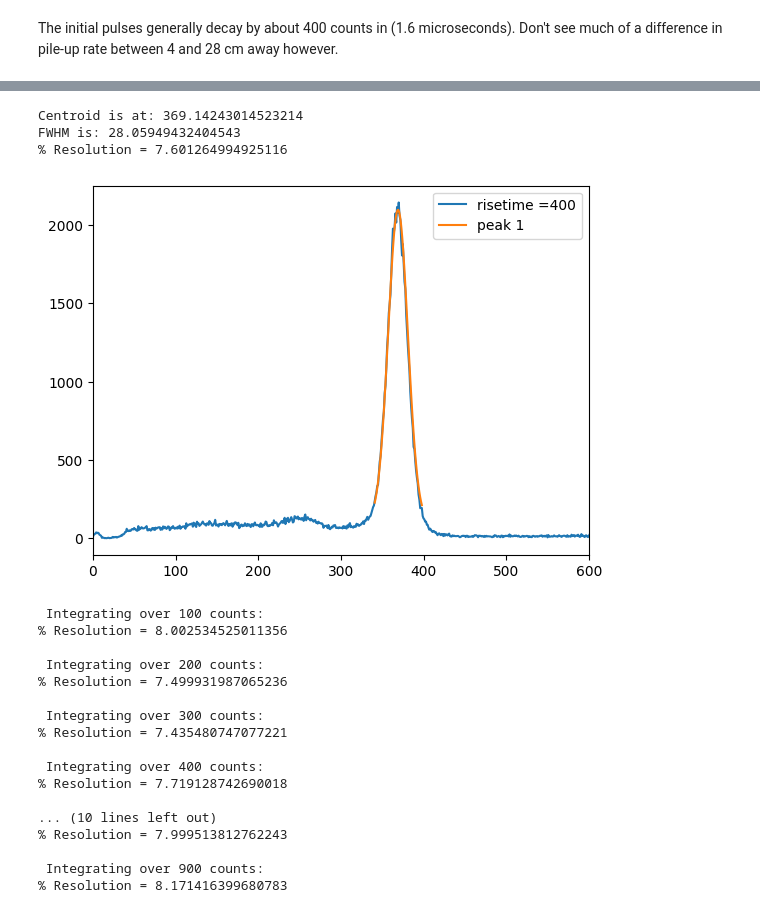
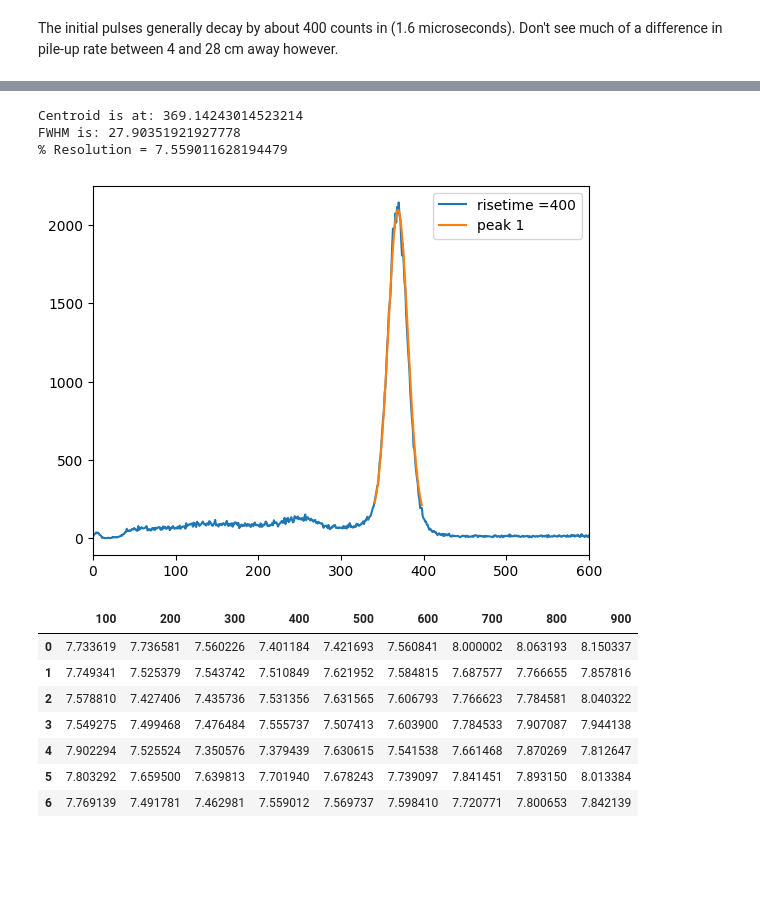
Before and after one commit to UCB-NE-204-2022/Devin_Thatcher_NE204, a Jupyter notebook: Lab2/Jupyter/NE204Lab2.ipynb, the cells around one changed output, grey strips where cells are left out. Cells and saved outputs as stored; diff of their text form; code cells hidden in the pictures; blank space fills up the shorter version.

Commit message:
heatmap of resolution with risetime/distance

```diff
--- a/Lab2/Jupyter/NE204Lab2.ipynb
+++ b/Lab2/Jupyter/NE204Lab2.ipynb
@@ -42,6 +42,7 @@ def PeakInfo(hist, d, promF):
             right = int(peaklocations[i]+widths[0][i])
             x = np.linspace(left, right, right-left)
             popt, pcov = curve_fit(Gaussian, x, hist[left:right], [hist[peaklocations[i]], peaklocations[i], widths[0][i], 0])
+            popt[2] = np.abs(popt[2])
             Xranges.append(x)
             coefficients.append(popt)
             numberofpeaks += 1
@@ -257,48 +258,56 @@ Xranges, coefficients, numberofpeaks, FWHMs = PeakInfo(hist, peakdistance, promi
 for i in range(numberofpeaks):
     plt.plot(Xranges[i], Gaussian(Xranges[i], *coefficients[i]), label="peak " + str(i+1))
     print("Centroid is at: " + str(coefficients[i][1]))
-    print("FWHM is: " + str(FWHMs[i]))
-    print("% Resolution = " + str(100*FWHMs[i]/coefficients[i][1]))
+    print("FWHM is: " + str(2.35*coefficients[i][2]))
+    print("% Resolution = " + str(100*2.35*coefficients[i][2]/coefficients[i][1]))
 
 plt.legend(loc='upper right')
 plt.xlim(0, 600)
 plt.show()
 # %% [output]
 Centroid is at: 369.14243014523214
-FWHM is: 28.05949432404543
-% Resolution = 7.601264994925116
+FWHM is: 27.90351921927778
+% Resolution = 7.559011628194479
 [figure]
 # %%
-filelocation = r"C:\Users\Operator\Documents\Devin\Code\Data\NaI_Cs137_4cm_30.h5"
-events = 100000
-XRange = 2000
-preTrgrDly = 1000
-peakdistance = 10
-prominencefactor = 2
+filelocations = [
+    r"C:\Users\Operator\Documents\Devin\Code\Data\NaI_Cs137_4cm_30.h5",
+    r"C:\Users\Operator\Documents\Devin\Code\Data\NaI_Cs137_8cm_30.h5",
+    r"C:\Users\Operator\Documents\Devin\Code\Data\NaI_Cs137_12cm_30.h5",
+    r"C:\Users\Operator\Documents\Devin\Code\Data\NaI_Cs137_16cm_30.h5",
+    r"C:\Users\Operator\Documents\Devin\Code\Data\NaI_Cs137_20cm_30.h5",
+    r"C:\Users\Operator\Documents\Devin\Code\Data\NaI_Cs137_24cm_30.h5",
+    r"C:\Users\Operator\Documents\Devin\Code\Data\NaI_Cs137_28cm_30.h5",
+    ]
 
-for a in range(9):
-    risetime = 100*(a+1)
-    print("\n Integrating over " + str(risetime) + " counts:")
-    spectra = CreateSpectra(filelocation, events, XRange, preTrgrDly, risetime)
-    hist, bins = np.histogram(spectra, bins = 5000)
-    Xranges, coefficients, numberofpeaks, FWHMs = PeakInfo(hist, peakdistance, prominencefactor)
-    for i in range(numberofpeaks):
-        print("% Resolution = " + str(100*FWHMs[i]/coefficients[i][1]))
+data = []
+for a in filelocations:
+    row = []
+    filelocation = a
+    events = 100000
+    XRange = 2000
+    preTrgrDly = 1000
+    peakdistance = 10
+    prominencefactor = 2
+    for b in range(9):
+        resolutions = []
+        risetime = 100*(b+1)
+        spectra = CreateSpectra(filelocation, events, XRange, preTrgrDly, risetime)
+        hist, bins = np.histogram(spectra, bins = 5000)
+        Xranges, coefficients, numberofpeaks, FWHMs = PeakInfo(hist, peakdistance, prominencefactor)
+        for i in range(numberofpeaks):
+            resolutions.append(100*2.35*coefficients[i][2]/coefficients[i][1])
+        row.append(np.average(resolutions))
+    data.append(row)
+
+df = pd.DataFrame(data, index=range(len(filelocations)), columns=100*(np.array(range(9))+1))
+df.style.background_gradient(axis=None)
 # %% [output]
- Integrating over 100 counts:
-% Resolution = 8.002534525011356
-
- Integrating over 200 counts:
-% Resolution = 7.499931987065236
-
- Integrating over 300 counts:
-% Resolution = 7.435480747077221
-
- Integrating over 400 counts:
-% Resolution = 7.719128742690018
-
-... (10 lines left out)
-% Resolution = 7.999513812762243
-
- Integrating over 900 counts:
-% Resolution = 8.171416399680783
+|  | 100 | 200 | 300 | 400 | 500 | 600 | 700 | 800 | 900 |
+| 0 | 7.733619 | 7.736581 | 7.560226 | 7.401184 | 7.421693 | 7.560841 | 8.000002 | 8.063193 | 8.150337 |
+| 1 | 7.749341 | 7.525379 | 7.543742 | 7.510849 | 7.621952 | 7.584815 | 7.687577 | 7.766655 | 7.857816 |
+| 2 | 7.578810 | 7.427406 | 7.435736 | 7.531356 | 7.631565 | 7.606793 | 7.766623 | 7.784581 | 8.040322 |
+| 3 | 7.549275 | 7.499468 | 7.476484 | 7.555737 | 7.507413 | 7.603900 | 7.784533 | 7.907087 | 7.944138 |
+| 4 | 7.902294 | 7.525524 | 7.350576 | 7.379439 | 7.630615 | 7.541538 | 7.661468 | 7.870269 | 7.812647 |
+| 5 | 7.803292 | 7.659500 | 7.639813 | 7.701940 | 7.678243 | 7.739097 | 7.841451 | 7.893150 | 8.013384 |
+| 6 | 7.769139 | 7.491781 | 7.462981 | 7.559012 | 7.569737 | 7.598410 | 7.720771 | 7.800653 | 7.842139 |
```
Also changed, not shown: parts of 9 cells of this notebook.
